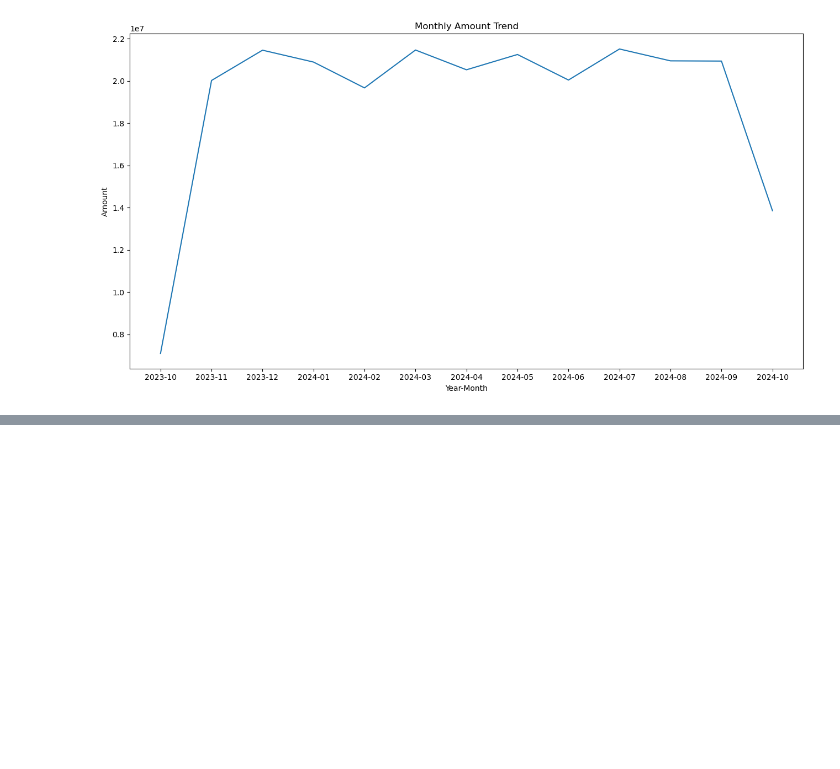
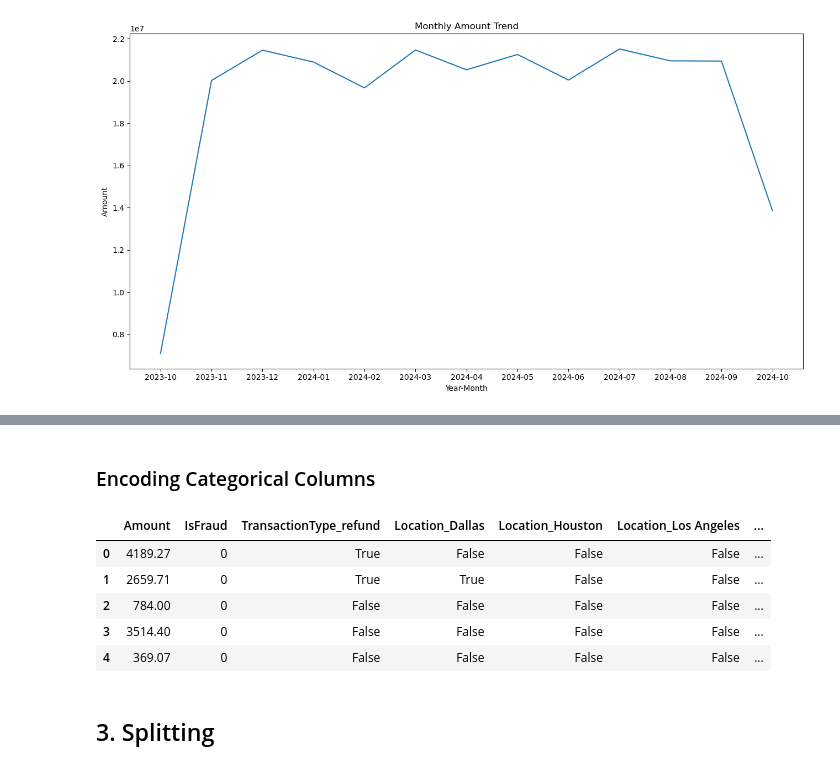
Before and after one commit to Yash-Codes07/DecodeLabs_Tasks, a Jupyter notebook: TASK_2/notebooks/Project2.ipynb, the cells around one changed output, grey strips where cells are left out. Drawn from its saved outputs; the diff is of its cells as text; code cells hidden in the pictures; blank space fills up the shorter version.

Commit message:
feat: preprocess data with feature selection and train-test split

```diff
--- a/TASK_2/notebooks/Project2.ipynb
+++ b/TASK_2/notebooks/Project2.ipynb
@@ -67,8 +81,8 @@ df.describe(include="number")
 df["TransactionDate"] = pd.to_datetime(df["TransactionDate"])
 df["TransactionDate"] = df["TransactionDate"].dt.normalize()
 
-df["Year"] = df["TransactionDate"].dt.year
-df["Month"] = df["TransactionDate"].dt.month_name()
+# df["Year"] = df["TransactionDate"].dt.year
+# df["Month"] = df["TransactionDate"].dt.month_name()
 df["Year_Month"] = df["TransactionDate"].dt.strftime("%Y-%m")
 # %%
 transaction_count = df["TransactionType"].value_counts()
@@ -164,0 +190,2 @@ plt.show()
+# %%
+df = df.drop(columns=["TransactionID", "TransactionDate", "MerchantID", "Year_Month"])
@@ -164,0 +201,19 @@ plt.show()
+# %% [markdown]
+### Encoding Categorical Columns
+# %%
+df = pd.get_dummies(
+    df,
+    columns=["TransactionType", "Location"],
+    drop_first=True
+)
+# %%
+df.head()
+# %% [output]
+|  | Amount | IsFraud | TransactionType_refund | Location_Dallas | Location_Houston | Location_Los Angeles | ... |
+| 0 | 4189.27 | 0 | True | False | False | False | ... |
+| 1 | 2659.71 | 0 | True | True | False | False | ... |
+| 2 | 784.00 | 0 | False | False | False | False | ... |
+| 3 | 3514.40 | 0 | False | False | False | False | ... |
+| 4 | 369.07 | 0 | False | False | False | False | ... |
+# %% [markdown]
+## 3. Splitting
```
Also changed, not shown: parts of 23 cells of this notebook.
